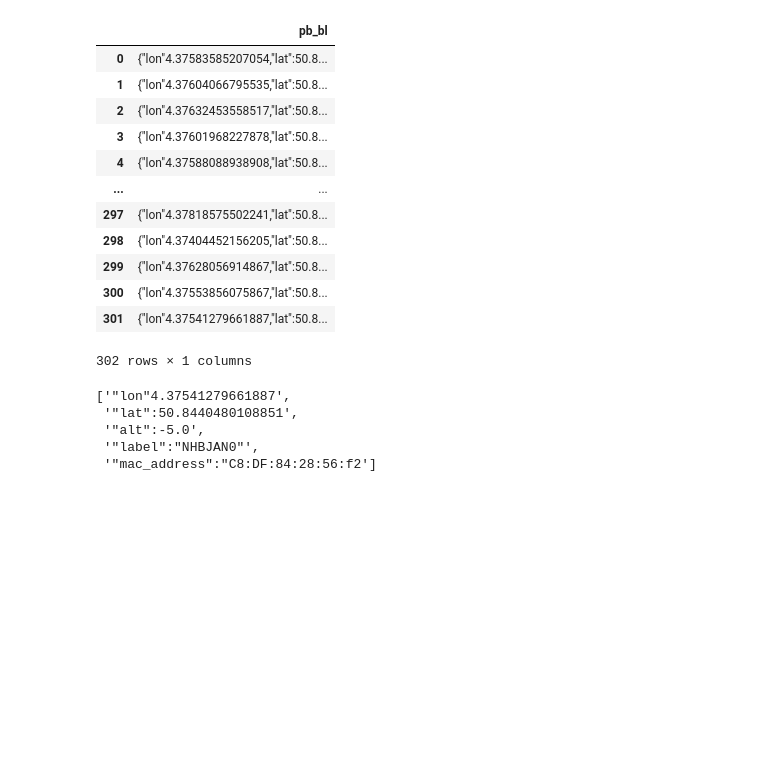
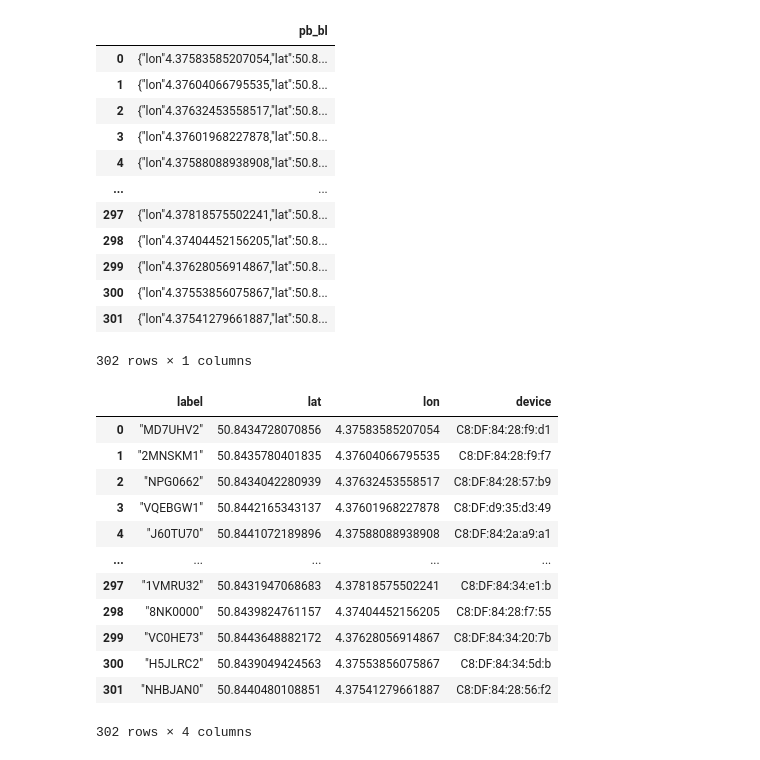
Before and after one commit to soumabkargit/intro-to-machine-learning, a Jupyter notebook: n_vibe.ipynb, the cells around one changed output. Drawn from its saved outputs; the diff is of its cells as text; code cells hidden in the pictures; blank space fills up the shorter version.

```diff
--- a/n_vibe.ipynb
+++ b/n_vibe.ipynb
@@ -97,8 +97,6 @@ len(df_pm)
 # %% [output]
 51
 # %%
-array_pm = {}
-
 label_array = []
 lat_array = []
 lon_array = []
@@ -106,7 +104,6 @@ lon_array = []
 for index, row in df_pm.iterrows():
     print(row['pm_rssi'])
     x = row['pm_rssi'].split(":")
-    array_pm[x[0].rstrip()] = [float(i) for i in x[1].lstrip().split(",")]
     temp = [float(i) for i in x[1].lstrip().split(",")]
     label_array.append(x[0].rstrip())
     lat_array.append(temp[0])
@@ -208,16 +205,31 @@ for index, row in df_pb.iterrows():
     temp = row['pb_bl'][0:len(row['pb_bl'])-1]
     temp_val_array = temp[1:len(temp)-1].split(',')
     temp_lon = re.findall(r"[-+]?\d*\.\d+|\d+", temp_val_array[0])[0]
+    array_lon.append(temp_lon)
     temp_lat = temp_val_array[1].split(':')[1]
+    array_lat.append(temp_lat)
     temp_alt = temp_val_array[2].split(':')[1]
+    array_alt.append(temp_alt)
     temp_label = temp_val_array[3].split(':')[1]
-    temp_mac_address = temp_val_array[4].split(':')[1:-1]
-    print(temp_lon,"-",temp_lat,"-",temp_alt,"-",temp_label,"-",temp_mac_address)
+    array_label.append(temp_label)
+    temp_mac_address = temp_val_array[4].strip("mac_address\:\"")
+    array_mac_address.append(temp_mac_address)
-# %%
-temp_val_array
-# %% [output]
-['"lon"4.37541279661887',
- '"lat":50.8440480108851',
- '"alt":-5.0',
- '"label":"NHBJAN0"',
- '"mac_address":"C8:DF:84:28:56:f2']
+# %%
+data_pb = {'label' : array_label, 'lat' : array_lat, 'lon' : array_lon, 'device' : array_mac_address}
+df_pb = pd.DataFrame(data= data_pb)
+# %%
+df_pb
+# %% [output]
+|  | label | lat | lon | device |
+| 0 | "MD7UHV2" | 50.8434728070856 | 4.37583585207054 | C8:DF:84:28:f9:d1 |
+| 1 | "2MNSKM1" | 50.8435780401835 | 4.37604066795535 | C8:DF:84:28:f9:f7 |
+| 2 | "NPG0662" | 50.8434042280939 | 4.37632453558517 | C8:DF:84:28:57:b9 |
+| 3 | "VQEBGW1" | 50.8442165343137 | 4.37601968227878 | C8:DF:d9:35:d3:49 |
+| 4 | "J60TU70" | 50.8441072189896 | 4.37588088938908 | C8:DF:84:2a:a9:a1 |
+| ... | ... | ... | ... | ... |
+| 297 | "1VMRU32" | 50.8431947068683 | 4.37818575502241 | C8:DF:84:34:e1:b |
+| 298 | "8NK0000" | 50.8439824761157 | 4.37404452156205 | C8:DF:84:28:f7:55 |
+| 299 | "VC0HE73" | 50.8443648882172 | 4.37628056914867 | C8:DF:84:34:20:7b |
+| 300 | "H5JLRC2" | 50.8439049424563 | 4.37553856075867 | C8:DF:84:34:5d:b |
+| 301 | "NHBJAN0" | 50.8440480108851 | 4.37541279661887 | C8:DF:84:28:56:f2 |
+302 rows × 4 columns
```
Also changed, not shown: parts of 10 cells of this notebook.
